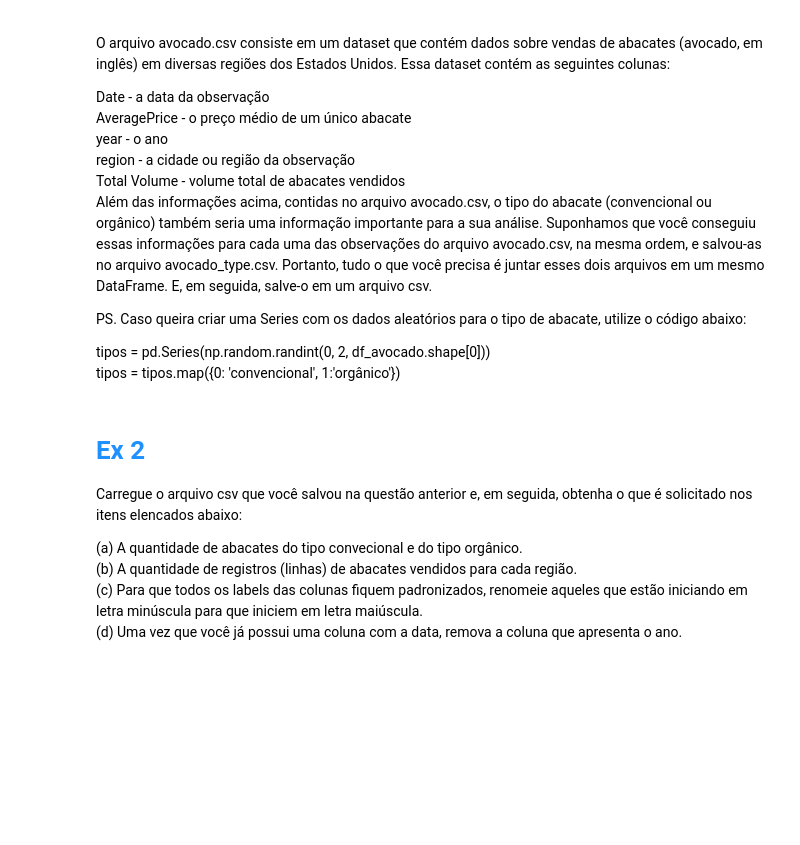
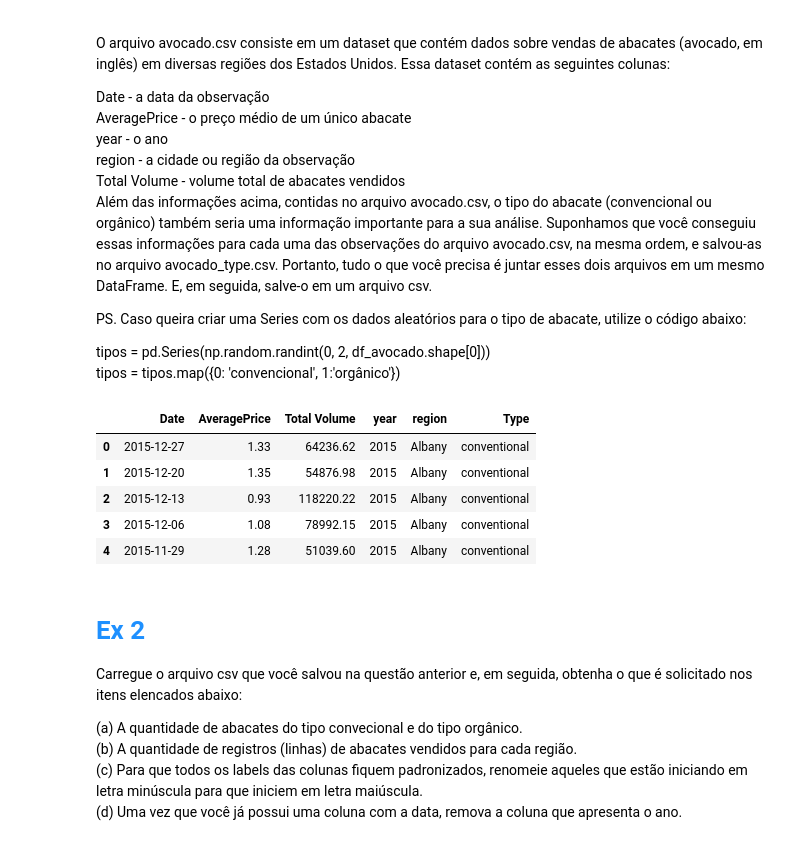
Before and after one commit to baiochi/LetsCode, a Jupyter notebook: Modulo 3 - Biblioteca e APIs/Exercícios/Pandas 2.ipynb, the cells around one changed output. Saved outputs shown, nothing was run; the diff lists cells and outputs as text; code cells hidden in the pictures; blank space fills up the shorter version.

```diff
--- a/Modulo 3 - Biblioteca e APIs/Exercícios/Pandas 2.ipynb
+++ b/Modulo 3 - Biblioteca e APIs/Exercícios/Pandas 2.ipynb
@@ -14,3 +16,16 @@ PS. Caso queira criar uma Series com os dados aleatórios para o tipo de abacate
 
 tipos = pd.Series(np.random.randint(0, 2, df_avocado.shape[0]))
 tipos = tipos.map({0: 'convencional', 1:'orgânico'})
+# %%
+df = pd.read_csv('dataset/avocado.csv')
+# %%
+df['Type'] = pd.read_csv('dataset/avocado_type.csv')
+
+df.head()
+# %% [output]
+|  | Date | AveragePrice | Total Volume | year | region | Type |
+| 0 | 2015-12-27 | 1.33 | 64236.62 | 2015 | Albany | conventional |
+| 1 | 2015-12-20 | 1.35 | 54876.98 | 2015 | Albany | conventional |
+| 2 | 2015-12-13 | 0.93 | 118220.22 | 2015 | Albany | conventional |
+| 3 | 2015-12-06 | 1.08 | 78992.15 | 2015 | Albany | conventional |
+| 4 | 2015-11-29 | 1.28 | 51039.60 | 2015 | Albany | conventional |
```
Also changed, not shown: parts of 30 cells of this notebook.
